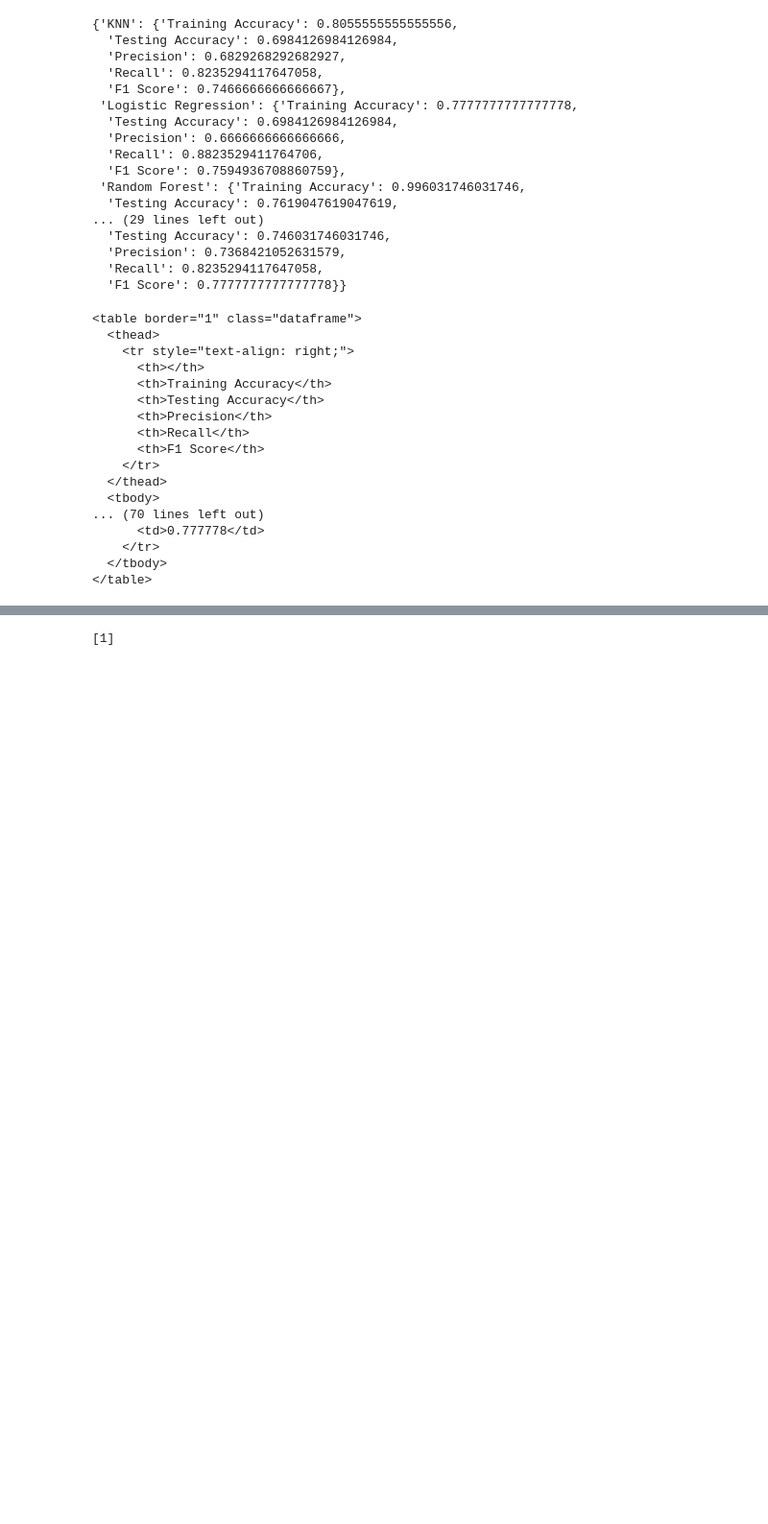
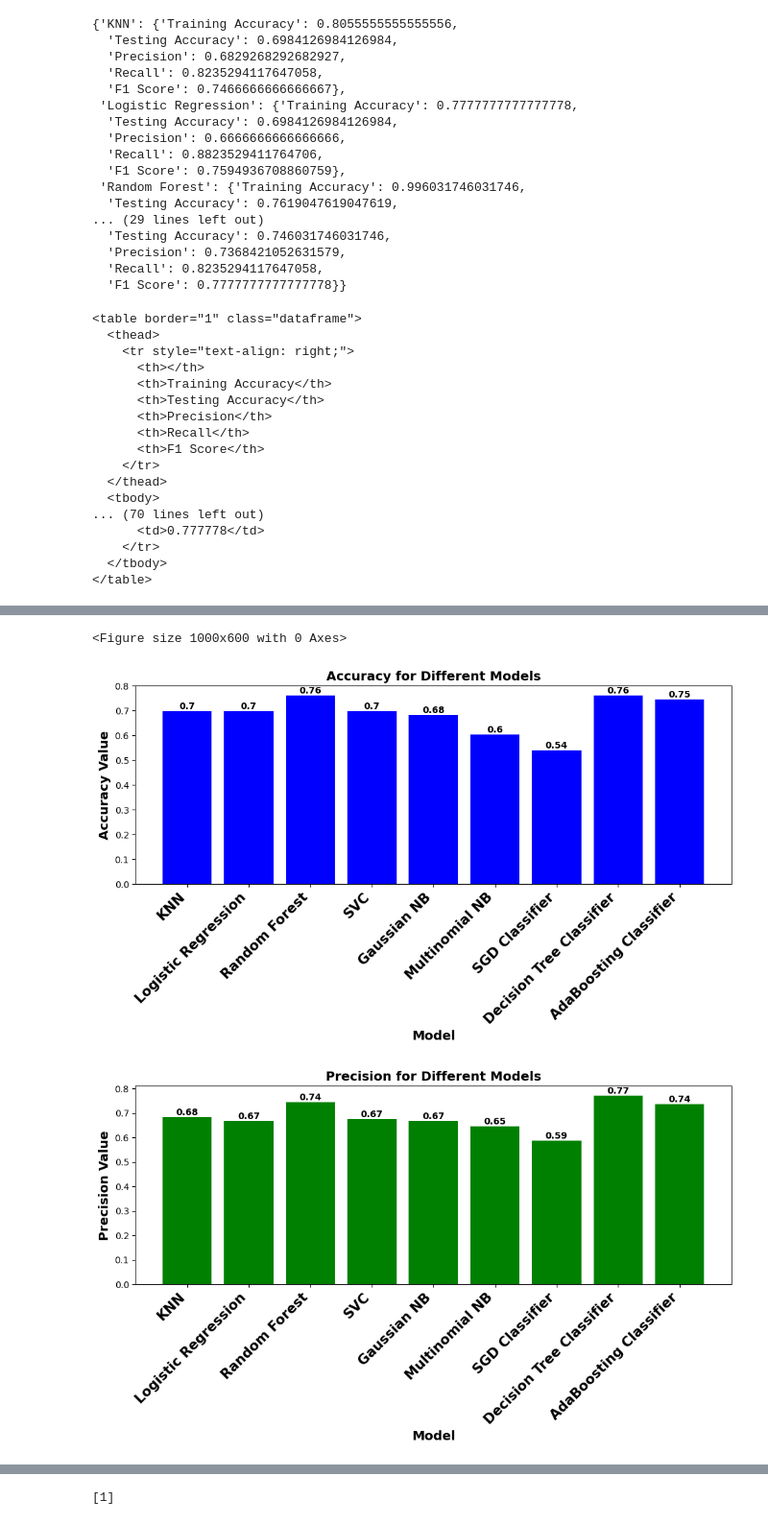
Before and after one commit to asifrafi/bfhp, a Jupyter notebook: Flask_Api_Backend/Eight_Model_Testing.ipynb, the cells around one changed output, grey strips where cells are left out. Shown: that part at 96% size. Cells and saved outputs as stored; diff of their text form; code cells hidden in the pictures; blank space fills up the shorter version.

```diff
--- a/Flask_Api_Backend/Eight_Model_Testing.ipynb
+++ b/Flask_Api_Backend/Eight_Model_Testing.ipynb
@@ -395,0 +463,49 @@ plt.show()
+# %%
+import pandas as pd
+import matplotlib.pyplot as plt
+import numpy as np
+
+# Convert the model_scores dictionary to a DataFrame
+metrics_df = pd.DataFrame.from_dict(model_scores, orient='index')
+
+# Set the figure size
+plt.figure(figsize=(10, 6))
+
+# Define the number of models and metrics
+num_models = len(metrics_df)
+num_metrics = len(metrics_df.columns)
+
+# Define the colors for each metric
+colors = ['blue', 'green', 'orange', 'red']
+
+# Create a separate graph for each metric (parameter)
+for i, metric in enumerate(metrics_df.columns):
+    plt.figure(figsize=(10, 6))  # Create a new figure for each metric
+
+    # Get the metric values for all models
+    metric_values = metrics_df[metric]
+
+    # Set the x-axis labels to be the model names
+    plt.xticks(range(num_models), metric_values.index, rotation=45, ha='right', fontsize=15, fontweight='bold')
+
+    # Plot the values for the current metric
+    plt.bar(range(num_models), metric_values, color=colors[i])
+
+    # Add value annotation on top of each bar
+    for j, value in enumerate(metric_values):
+        plt.text(j, value, str(round(value, 2)), ha='center', va='bottom', fontsize=10, fontweight='bold', color='black')
+
+    # Set the labels and title for the current metric
+    plt.xlabel('Model', fontsize=14, fontweight='bold')
+    plt.ylabel(f'{metric} Value', fontsize=14, fontweight='bold')
+    plt.title(f'{metric} for Different Models', fontsize=14, fontweight='bold')
+
+    # Display the graph for the current metric
+    plt.tight_layout()
+
+# Show all graphs
+plt.show()
+# %% [output]
+<Figure size 1000x600 with 0 Axes>
+[figure, added]
+[figure, added]
```
Also changed, not shown: parts of 5 cells of this notebook.
